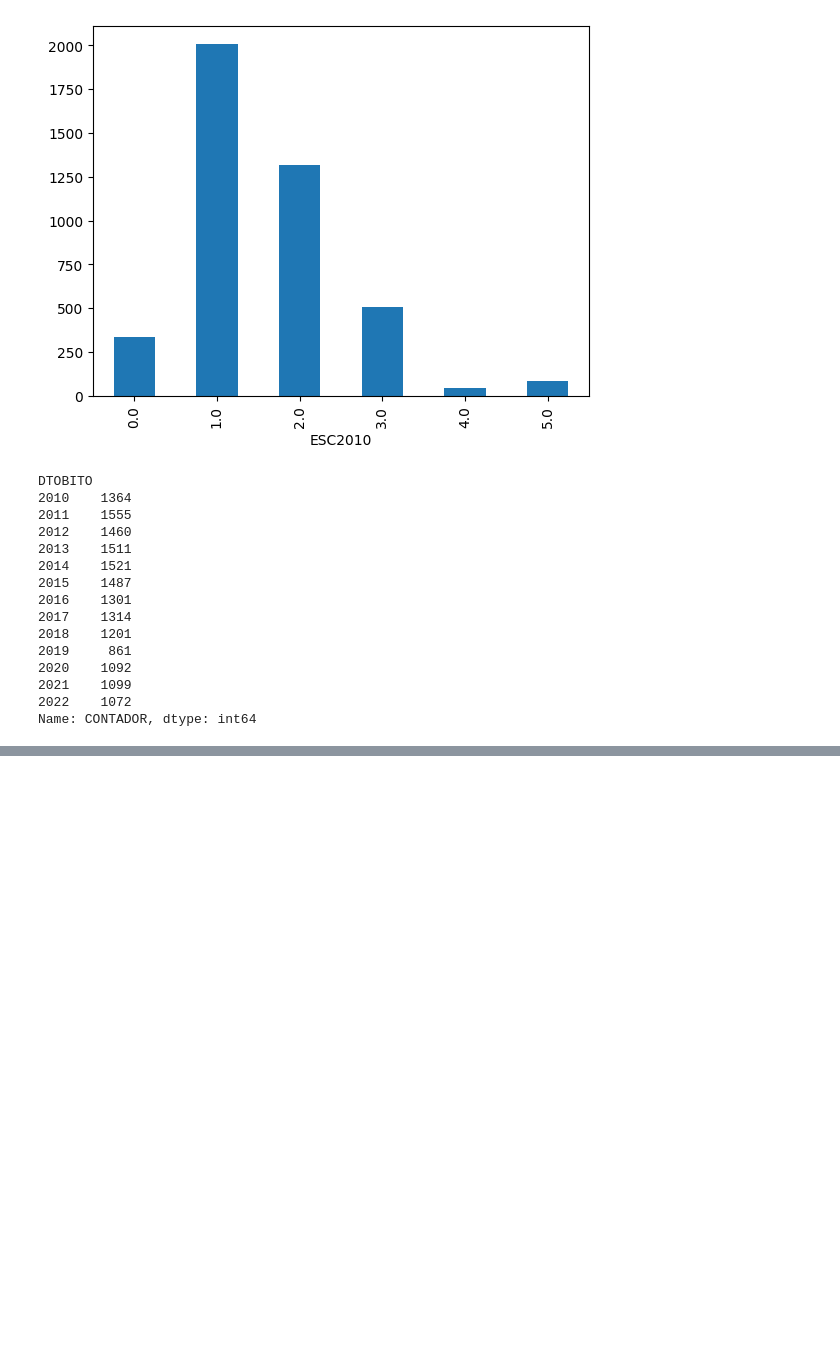
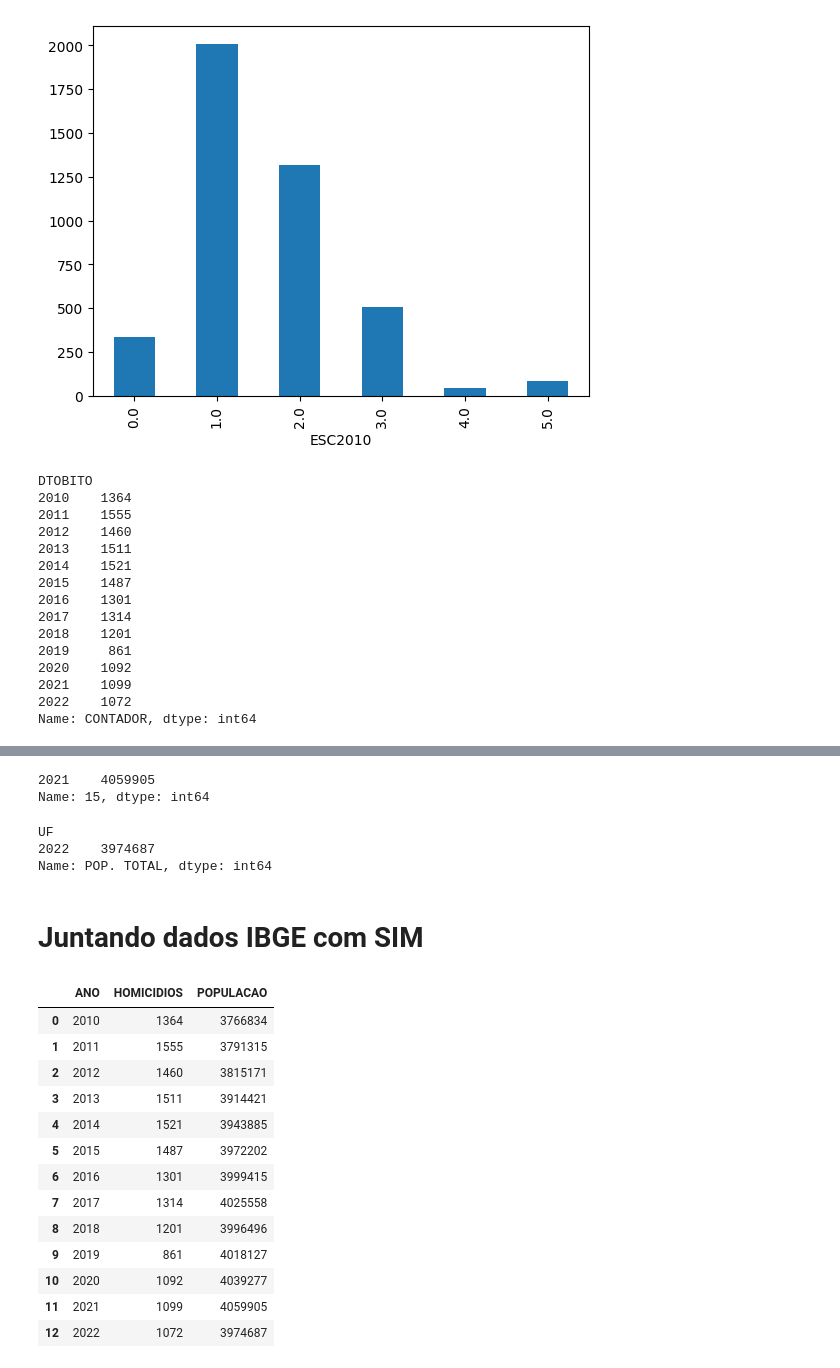
Before and after one commit to iagonmic/taxa-homicidio-pb, a Jupyter notebook: analise.ipynb, the cells around one changed output, grey strips where cells are left out. Cells and saved outputs as stored; diff of their text form; code cells hidden in the pictures; blank space fills up the shorter version.

Commit message:
Terminando junção dos dados e iniciando análise descritiva

```diff
--- a/analise.ipynb
+++ b/analise.ipynb
@@ -150,0 +171,16 @@ ValueError: Multiple files found in ZIP file. Only one file per ZIP: ['PESSOAP3_
+# %%
+pop2021 = (pd.read_excel('data/pop2021.xls').iloc[15].rename({'Unnamed: 2': '2021'})
+.drop(['ESTIMATIVAS DA POPULAÇÃO RESIDENTE NO BRASIL E UNIDADES DA FEDERAÇÃO COM DATA DE REFERÊNCIA EM 1º DE JULHO DE 2021', 'Unnamed: 1'])).astype(int)
+pop2021
+# %% [output]
+2021    4059905
+Name: 15, dtype: int64
+# %%
+pop2022 = pd.read_excel('data/pop2022.xlsx', header=2).drop('Unnamed: 0', axis=1).dropna(subset='COD. UF').query('UF == "PB"').groupby('UF')['POP. TOTAL'].sum().rename({'PB': 2022}).astype(int)
+pop2022
+# %% [output]
+UF
+2022    3974687
+Name: POP. TOTAL, dtype: int64
+# %% [markdown]
+# Juntando dados IBGE com SIM
@@ -150,0 +195,17 @@ ValueError: Multiple files found in ZIP file. Only one file per ZIP: ['PESSOAP3_
+# %%
+taxa_hom
+# %% [output]
+|  | ANO | HOMICIDIOS | POPULACAO |
+| 0 | 2010 | 1364 | 3766834 |
+| 1 | 2011 | 1555 | 3791315 |
+| 2 | 2012 | 1460 | 3815171 |
+| 3 | 2013 | 1511 | 3914421 |
+| 4 | 2014 | 1521 | 3943885 |
+| 5 | 2015 | 1487 | 3972202 |
+| 6 | 2016 | 1301 | 3999415 |
+| 7 | 2017 | 1314 | 4025558 |
+| 8 | 2018 | 1201 | 3996496 |
+| 9 | 2019 | 861 | 4018127 |
+| 10 | 2020 | 1092 | 4039277 |
+| 11 | 2021 | 1099 | 4059905 |
+| 12 | 2022 | 1072 | 3974687 |
```
Also changed, not shown: parts of 17 cells of this notebook, 4 other files.
